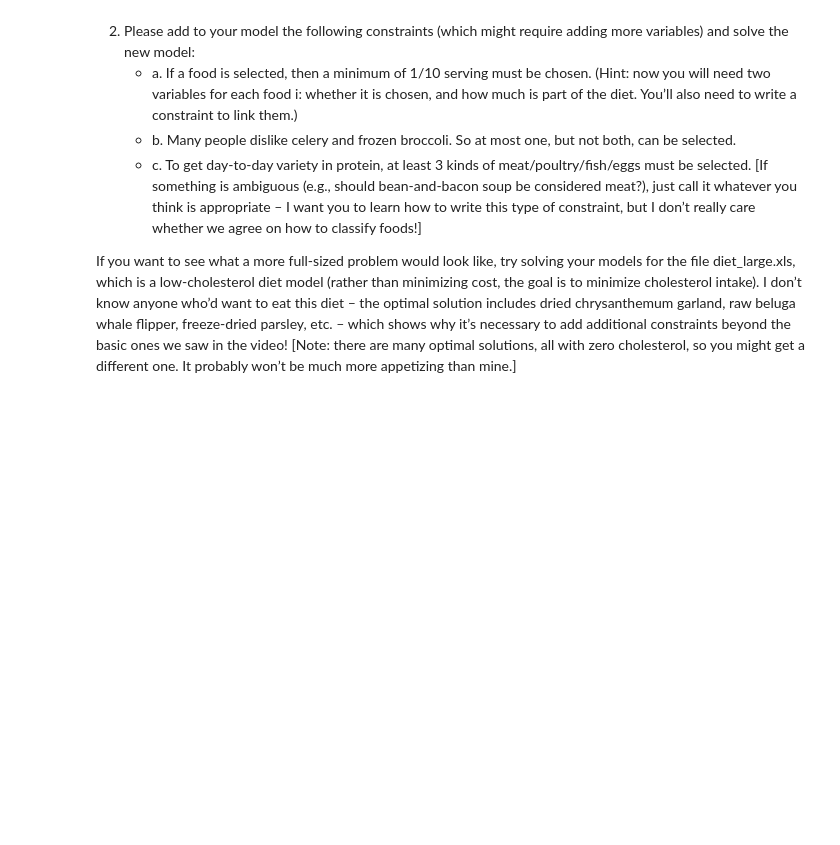
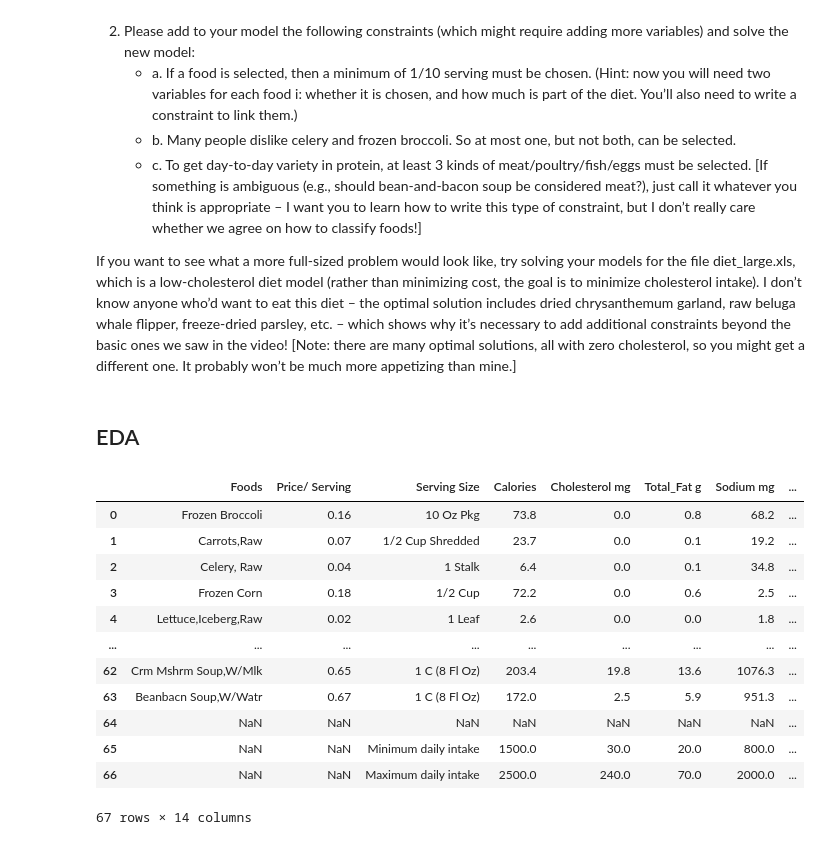
Before and after one commit to ckraft-bot/omsa, a Jupyter notebook: ISYE 6501/Homework 11/Homework_11_response.ipynb, the cells around one changed output. Drawn from its saved outputs; the diff is of its cells as text; code cells hidden in the pictures; blank space fills up the shorter version.

```diff
--- a/ISYE 6501/Homework 11/Homework_11_response.ipynb
+++ b/ISYE 6501/Homework 11/Homework_11_response.ipynb
@@ -15,0 +22,24 @@ If you want to see what a more full-sized problem would look like, try solving y
+# %% [markdown]
+## EDA
+# %%
+excel_file = r"C:\Users\Clair\OneDrive\Documents\GitHub\omsa\ISYE 6501\Homework 11\diet.xls"
+
+# read by default 1st sheet of an excel file
+diet_data = pd.read_excel(excel_file)
+
+# table preview
+display(diet_data)
+# %% [output]
+|  | Foods | Price/ Serving | Serving Size | Calories | Cholesterol mg | Total_Fat g | Sodium mg | ... |
+| 0 | Frozen Broccoli | 0.16 | 10 Oz Pkg | 73.8 | 0.0 | 0.8 | 68.2 | ... |
+| 1 | Carrots,Raw | 0.07 | 1/2 Cup Shredded | 23.7 | 0.0 | 0.1 | 19.2 | ... |
+| 2 | Celery, Raw | 0.04 | 1 Stalk | 6.4 | 0.0 | 0.1 | 34.8 | ... |
+| 3 | Frozen Corn | 0.18 | 1/2 Cup | 72.2 | 0.0 | 0.6 | 2.5 | ... |
+| 4 | Lettuce,Iceberg,Raw | 0.02 | 1 Leaf | 2.6 | 0.0 | 0.0 | 1.8 | ... |
+| ... | ... | ... | ... | ... | ... | ... | ... | ... |
+| 62 | Crm Mshrm Soup,W/Mlk | 0.65 | 1 C (8 Fl Oz) | 203.4 | 19.8 | 13.6 | 1076.3 | ... |
+| 63 | Beanbacn Soup,W/Watr | 0.67 | 1 C (8 Fl Oz) | 172.0 | 2.5 | 5.9 | 951.3 | ... |
+| 64 | NaN | NaN | NaN | NaN | NaN | NaN | NaN | ... |
+| 65 | NaN | NaN | Minimum daily intake | 1500.0 | 30.0 | 20.0 | 800.0 | ... |
+| 66 | NaN | NaN | Maximum daily intake | 2500.0 | 240.0 | 70.0 | 2000.0 | ... |
+67 rows × 14 columns
```
Also changed, not shown: parts of 16 cells of this notebook, 2 other files.
